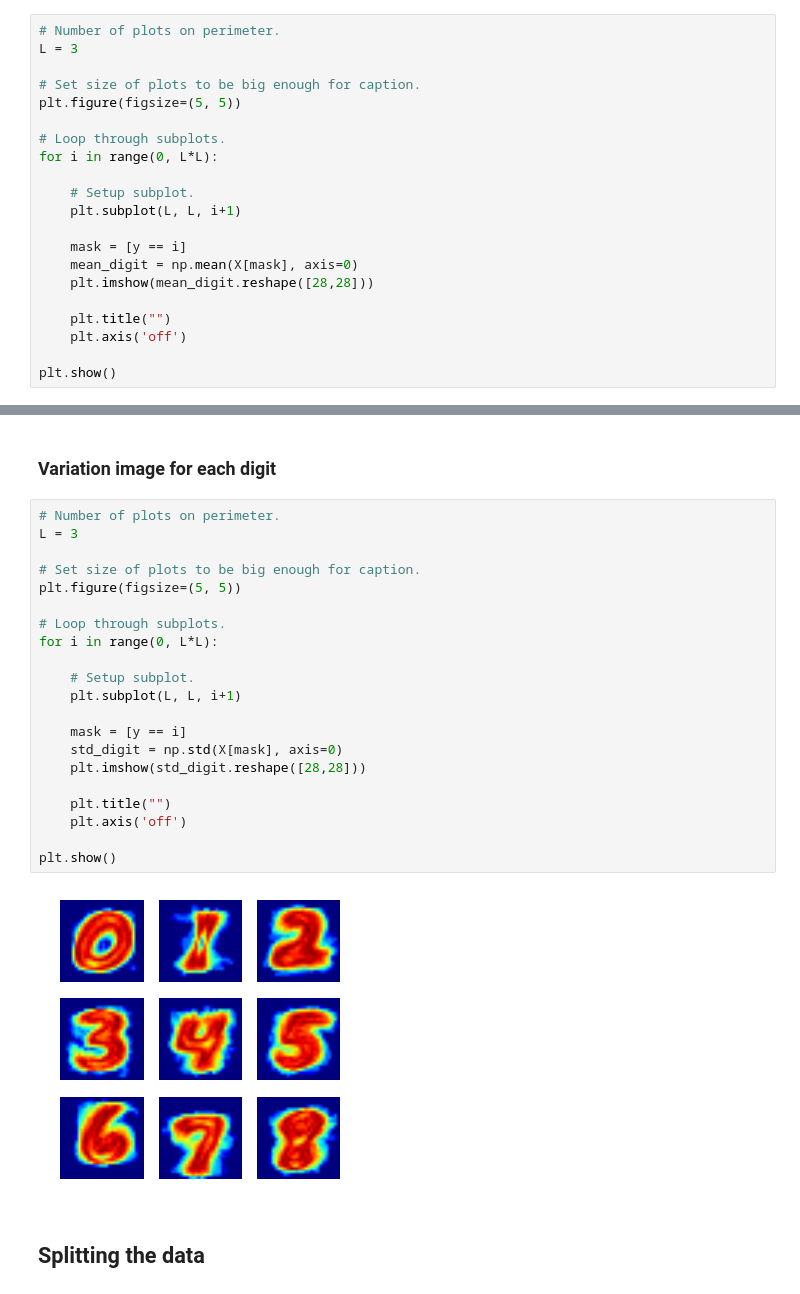
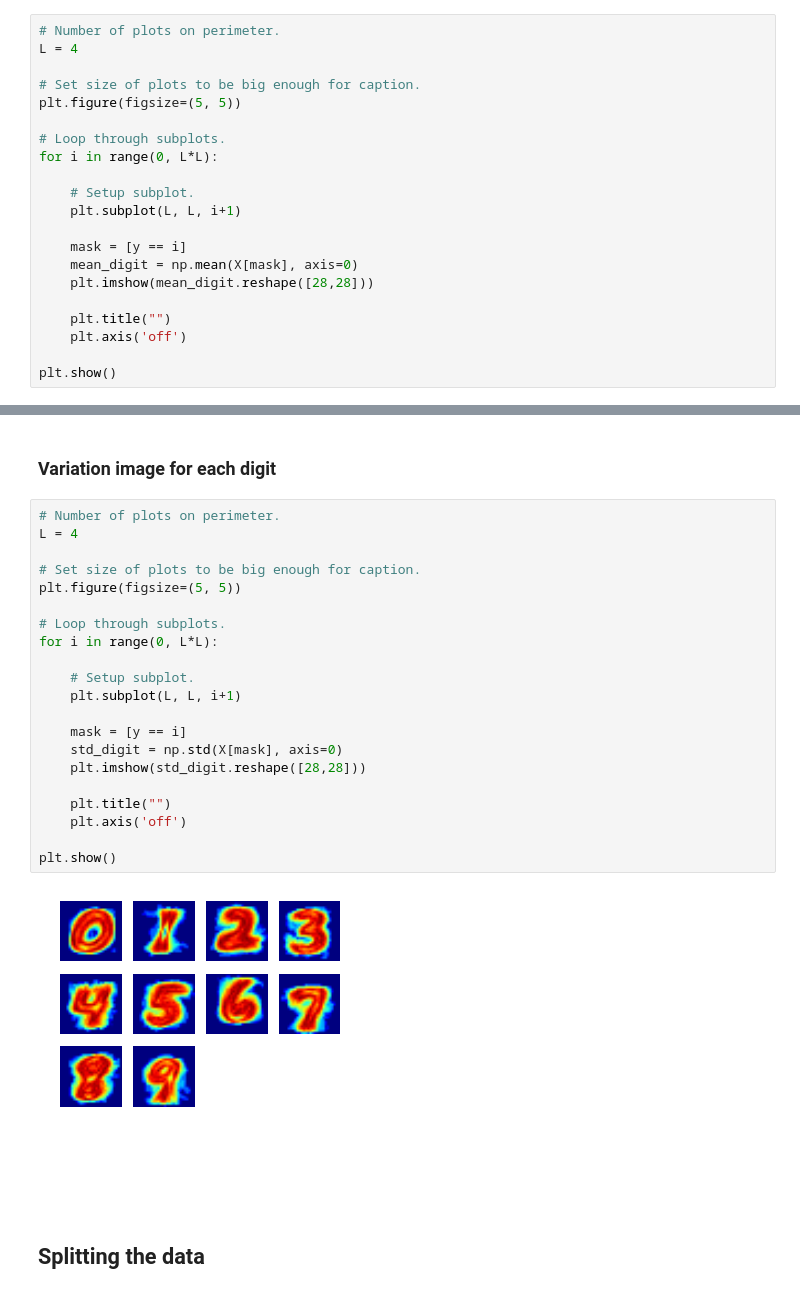
Before and after one commit to chrisdaly/Digit-Recognizer, a Jupyter notebook: notebooks/analysis.ipynb, the cells around one changed output, grey strips where cells are left out. Drawn from its saved outputs; the diff is of its cells as text.

Commit message:
Commit #10
Fixed plot to show all 10 digits.

```diff
--- a/notebooks/analysis.ipynb
+++ b/notebooks/analysis.ipynb
@@ -137,7 +137,7 @@ plt.show()
 ### Mean image for each digit
 # %%
 # Number of plots on perimeter.
-L = 3
+L = 4
 
 # Set size of plots to be big enough for caption.
 plt.figure(figsize=(5, 5))
@@ -162,27 +162,27 @@ plt.show()
 ### Variation image for each digit
 # %%
 # Number of plots on perimeter.
-L = 3
+L = 4
 
 # Set size of plots to be big enough for caption.
 plt.figure(figsize=(5, 5))
 
 # Loop through subplots.
 for i in range(0, L*L):
 
     # Setup subplot.
     plt.subplot(L, L, i+1)
 
     mask = [y == i]
     std_digit = np.std(X[mask], axis=0)
     plt.imshow(std_digit.reshape([28,28]))
 
     plt.title("")
     plt.axis('off')
 
 plt.show()
 # %% [output]
-[figure, old version]
+[figure, new version]
 # %% [markdown]
 ## Splitting the data
 # %%
```
Also changed, not shown: parts of 3 cells of this notebook.
